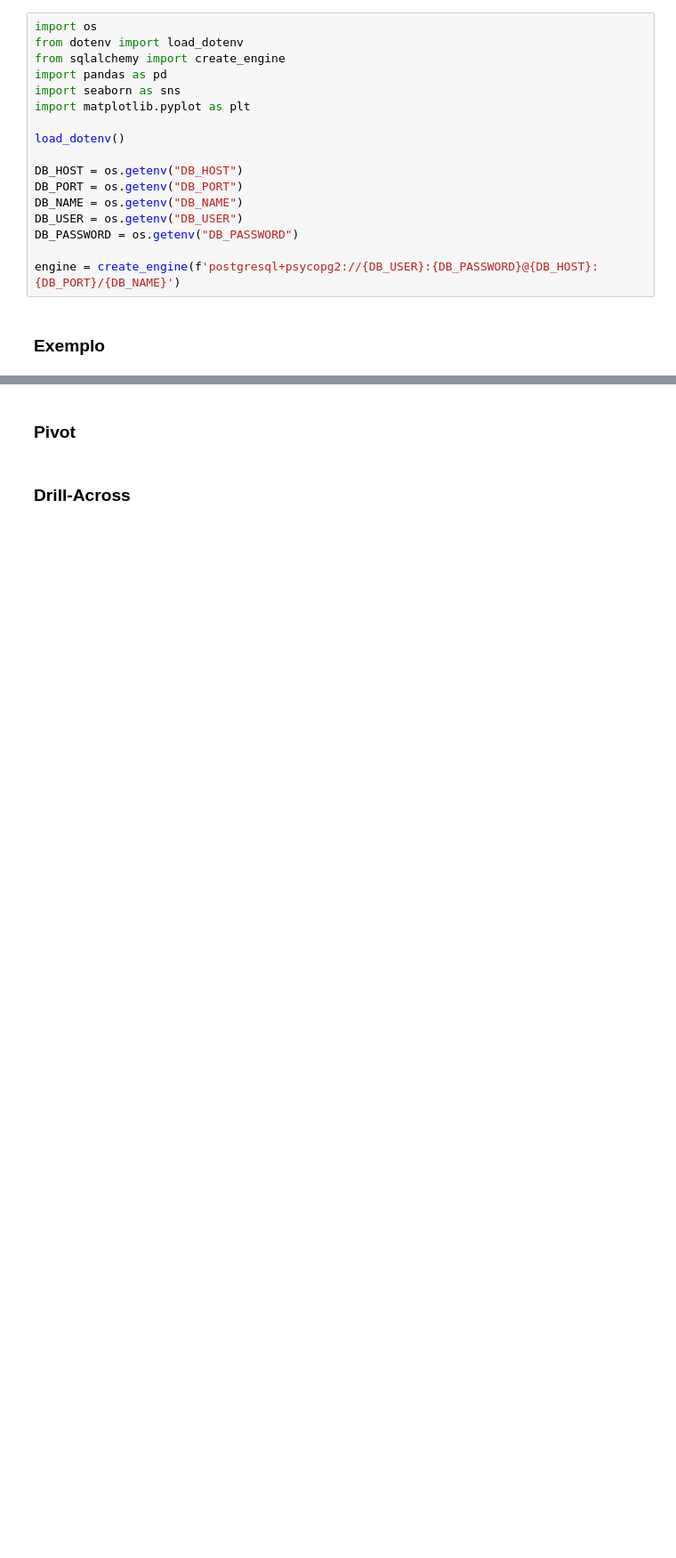
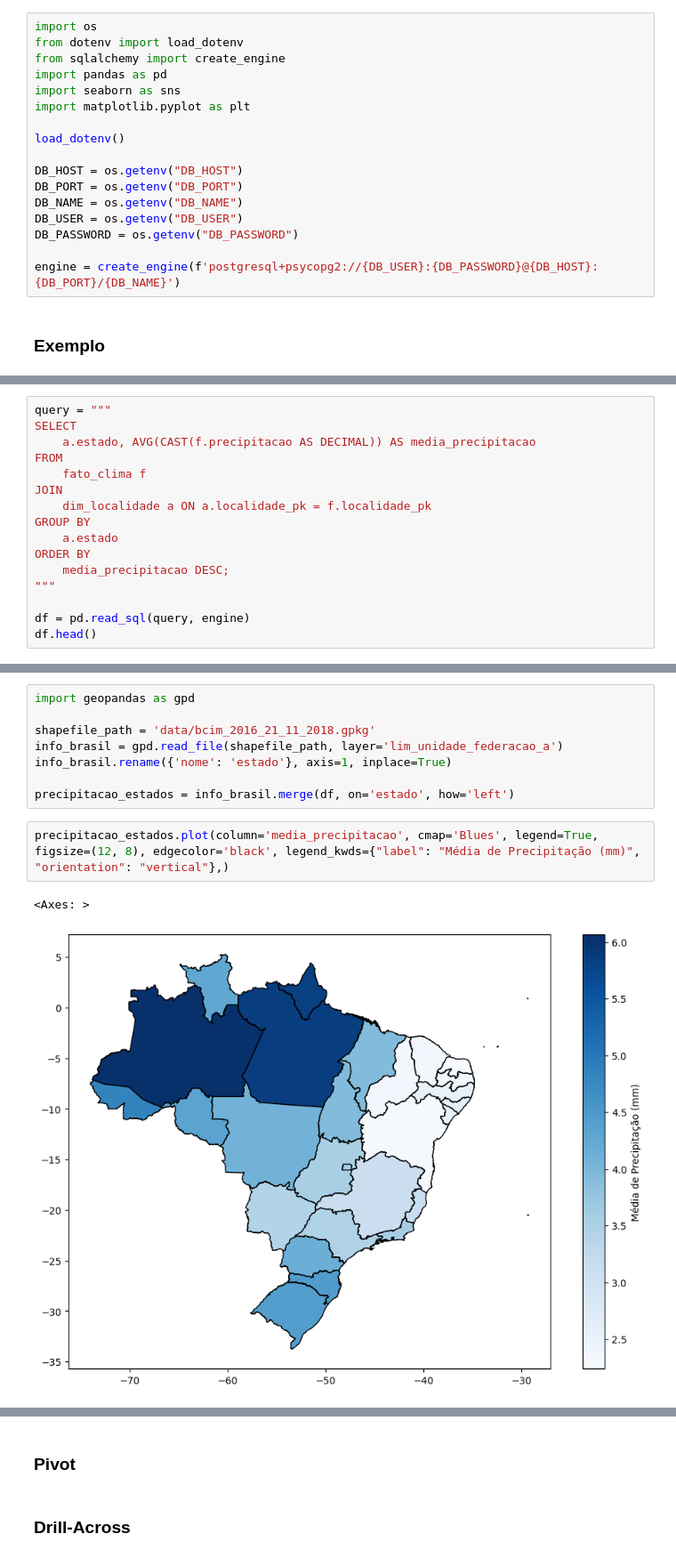
Before and after one commit to rodrigorcz/cancer-climate-dw, a Jupyter notebook: consultas.ipynb, the cells around one changed output, grey strips where cells are left out. Shown at 89% size. Drawn from its saved outputs; the diff is of its cells as text; blank space fills up the shorter version.

```diff
--- a/consultas.ipynb
+++ b/consultas.ipynb
@@ -108,0 +93,16 @@ Passing `palette` without assigning `hue` is deprecated and will be removed in v
+# %%
+query = """
+SELECT
+    a.estado, AVG(CAST(f.precipitacao AS DECIMAL)) AS media_precipitacao
+FROM
+    fato_clima f
+JOIN
+    dim_localidade a ON a.localidade_pk = f.localidade_pk
+GROUP BY
+    a.estado
+ORDER BY
+    media_precipitacao DESC;
+"""
+
+df = pd.read_sql(query, engine)
+df.head()
@@ -108,0 +116,13 @@ Passing `palette` without assigning `hue` is deprecated and will be removed in v
+# %%
+import geopandas as gpd
+
+shapefile_path = 'data/bcim_2016_21_11_2018.gpkg'
+info_brasil = gpd.read_file(shapefile_path, layer='lim_unidade_federacao_a')
+info_brasil.rename({'nome': 'estado'}, axis=1, inplace=True)
+
+precipitacao_estados = info_brasil.merge(df, on='estado', how='left')
+# %%
+precipitacao_estados.plot(column='media_precipitacao', cmap='Blues', legend=True, figsize=(12, 8), edgecolor='black', legend_kwds={"label": "Média de Precipitação (mm)", "orientation": "vertical"},)
+# %% [output]
+<Axes: >
+[figure, added]
```
Also changed, not shown: parts of 19 cells of this notebook, 1 other file.
